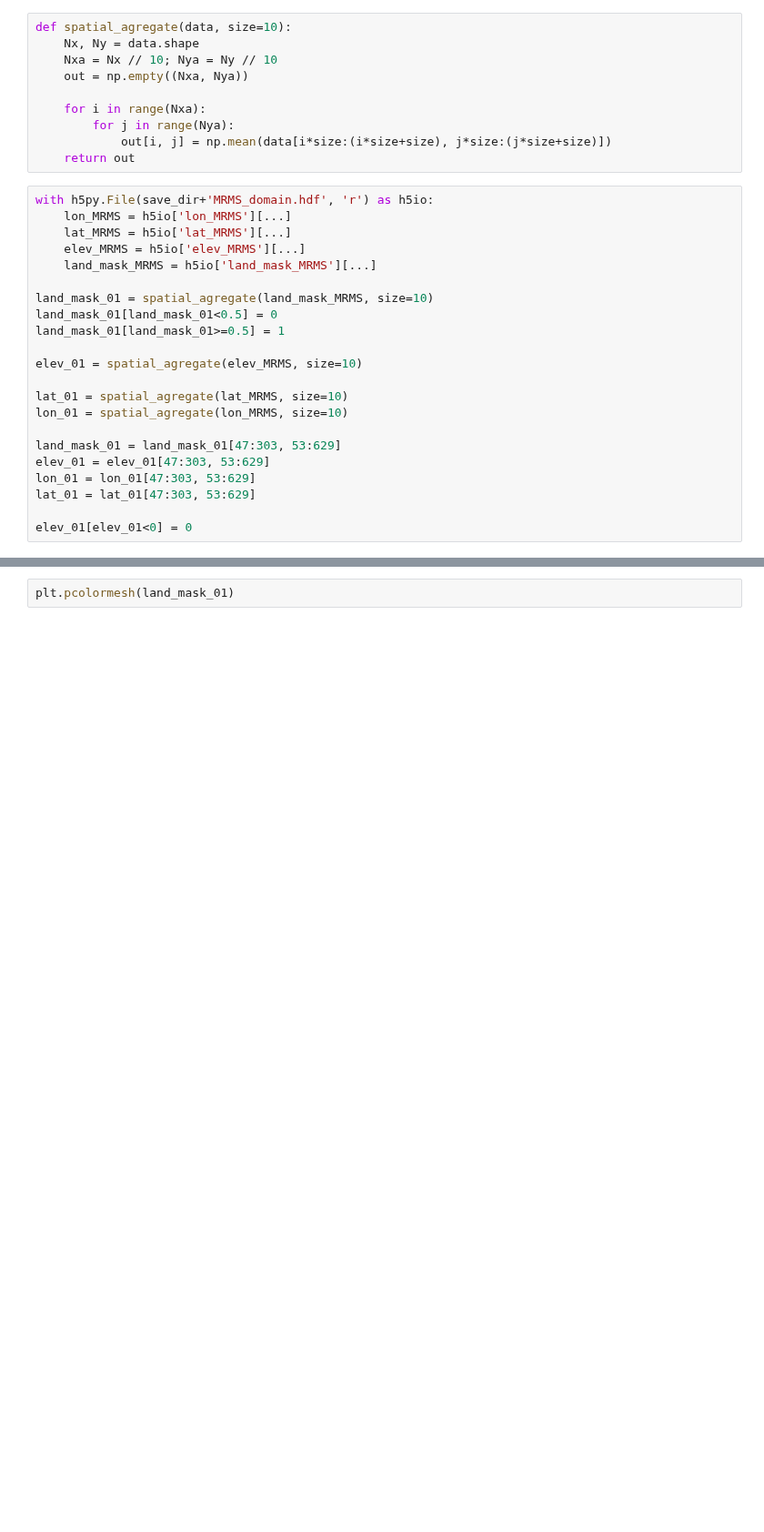
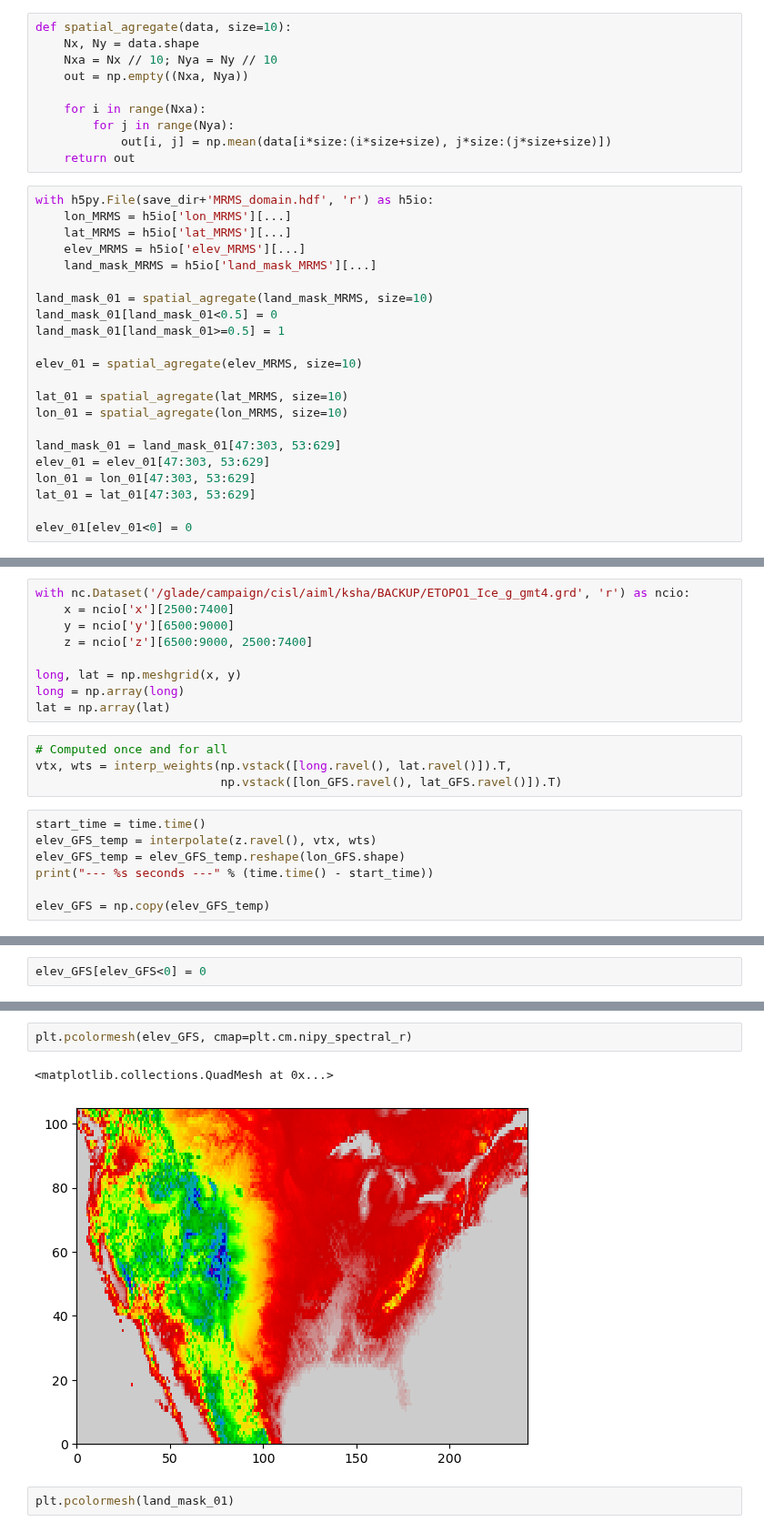
Before and after one commit to yingkaisha/MRMS_diffusion_bridge, a Jupyter notebook: DATA00_domain_MRMS_GFS_regrid.ipynb, the cells around one changed output, grey strips where cells are left out. Shown at 91% size. Saved outputs shown, nothing was run; the diff lists cells and outputs as text; blank space fills up the shorter version.

```diff
--- a/DATA00_domain_MRMS_GFS_regrid.ipynb
+++ b/DATA00_domain_MRMS_GFS_regrid.ipynb
@@ -65,0 +89,20 @@ elev_01[elev_01<0] = 0
+# %%
+with nc.Dataset('/glade/campaign/cisl/aiml/ksha/BACKUP/ETOPO1_Ice_g_gmt4.grd', 'r') as ncio:
+    x = ncio['x'][2500:7400]
+    y = ncio['y'][6500:9000]
+    z = ncio['z'][6500:9000, 2500:7400]
+
+long, lat = np.meshgrid(x, y)
+long = np.array(long)
+lat = np.array(lat)
+# %%
+# Computed once and for all
+vtx, wts = interp_weights(np.vstack([long.ravel(), lat.ravel()]).T,
+                          np.vstack([lon_GFS.ravel(), lat_GFS.ravel()]).T)
+# %%
+start_time = time.time()
+elev_GFS_temp = interpolate(z.ravel(), vtx, wts)
+elev_GFS_temp = elev_GFS_temp.reshape(lon_GFS.shape)
+print("--- %s seconds ---" % (time.time() - start_time))
+
+elev_GFS = np.copy(elev_GFS_temp)
@@ -65,0 +111,2 @@ elev_01[elev_01<0] = 0
+# %%
+elev_GFS[elev_GFS<0] = 0
@@ -66,3 +119,8 @@ elev_01[elev_01<0] = 0
+# %%
+plt.pcolormesh(elev_GFS, cmap=plt.cm.nipy_spectral_r)
+# %% [output]
+<matplotlib.collections.QuadMesh at 0x...>
+[figure, added]
 # %%
 plt.pcolormesh(land_mask_01)
 # %% [output]
```
Also changed, not shown: parts of 6 cells of this notebook, 12 other files.
